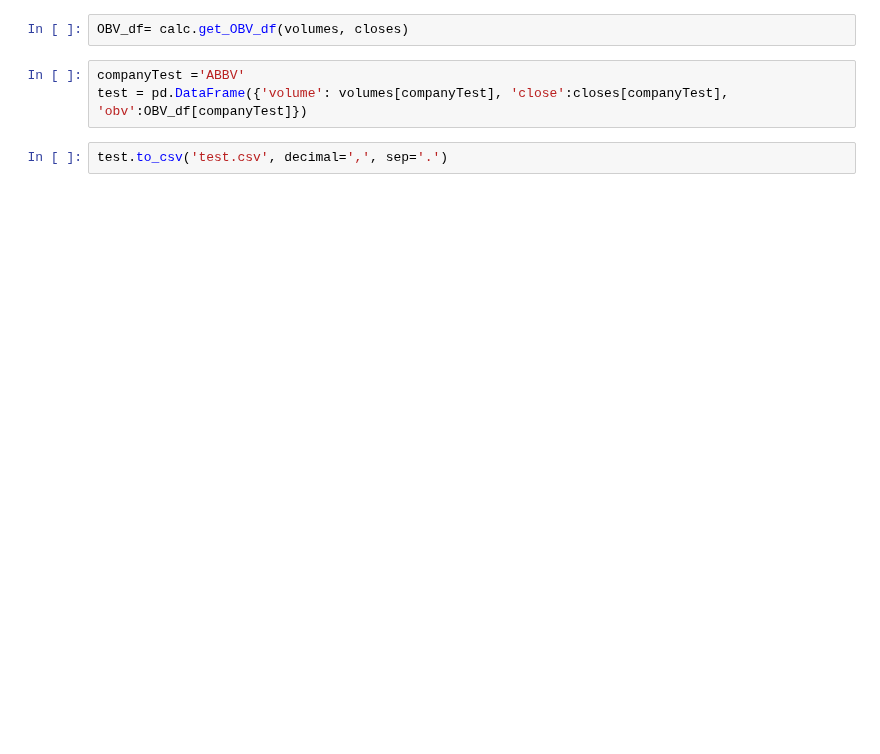
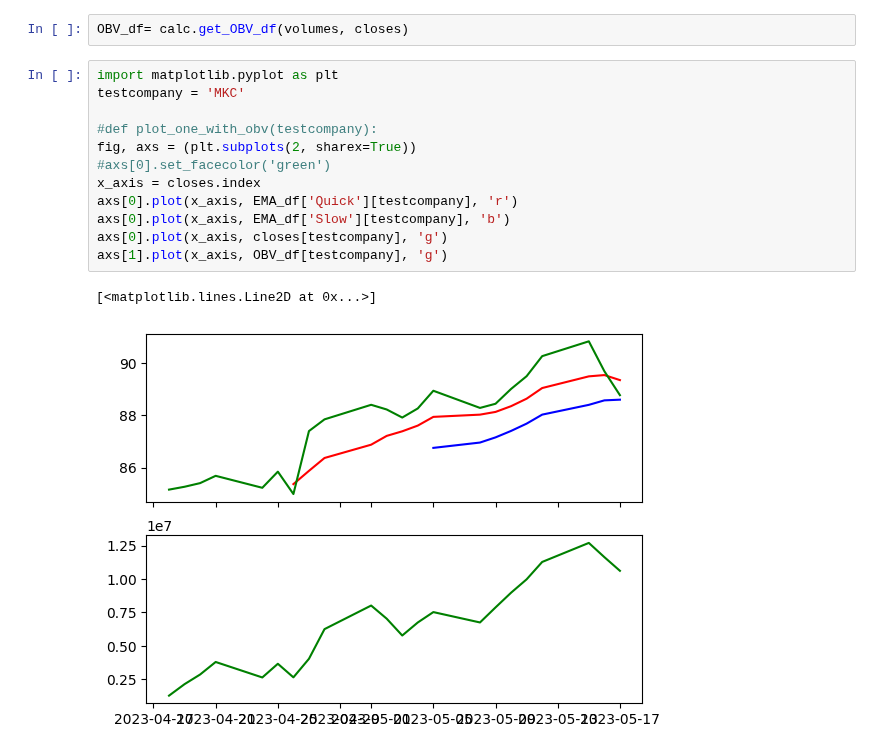
Before and after one commit to pablomleal/TA_Lib, a Jupyter notebook: index.ipynb, the cells around one changed output. Saved outputs shown, nothing was run; the diff lists cells and outputs as text; blank space fills up the shorter version.

Commit message:
Added representation of OBV in subplots

```diff
--- a/index.ipynb
+++ b/index.ipynb
@@ -100,7 +108,17 @@ Company MMM
 # %%
 OBV_df= calc.get_OBV_df(volumes, closes)
-# %%
-companyTest ='ABBV'
-test = pd.DataFrame({'volume': volumes[companyTest], 'close':closes[companyTest], 'obv':OBV_df[companyTest]})
-# %%
-test.to_csv('test.csv', decimal=',', sep='.')
+# %%
+import matplotlib.pyplot as plt
+testcompany = 'MKC'
+
+#def plot_one_with_obv(testcompany):
+fig, axs = (plt.subplots(2, sharex=True))
+#axs[0].set_facecolor('green')
+x_axis = closes.index
+axs[0].plot(x_axis, EMA_df['Quick'][testcompany], 'r')
+axs[0].plot(x_axis, EMA_df['Slow'][testcompany], 'b')
+axs[0].plot(x_axis, closes[testcompany], 'g')
+axs[1].plot(x_axis, OBV_df[testcompany], 'g')
+# %% [output]
+[<matplotlib.lines.Line2D at 0x...>]
+[figure, added]
```
Also changed, not shown: parts of 3 cells of this notebook, 6 other files.
